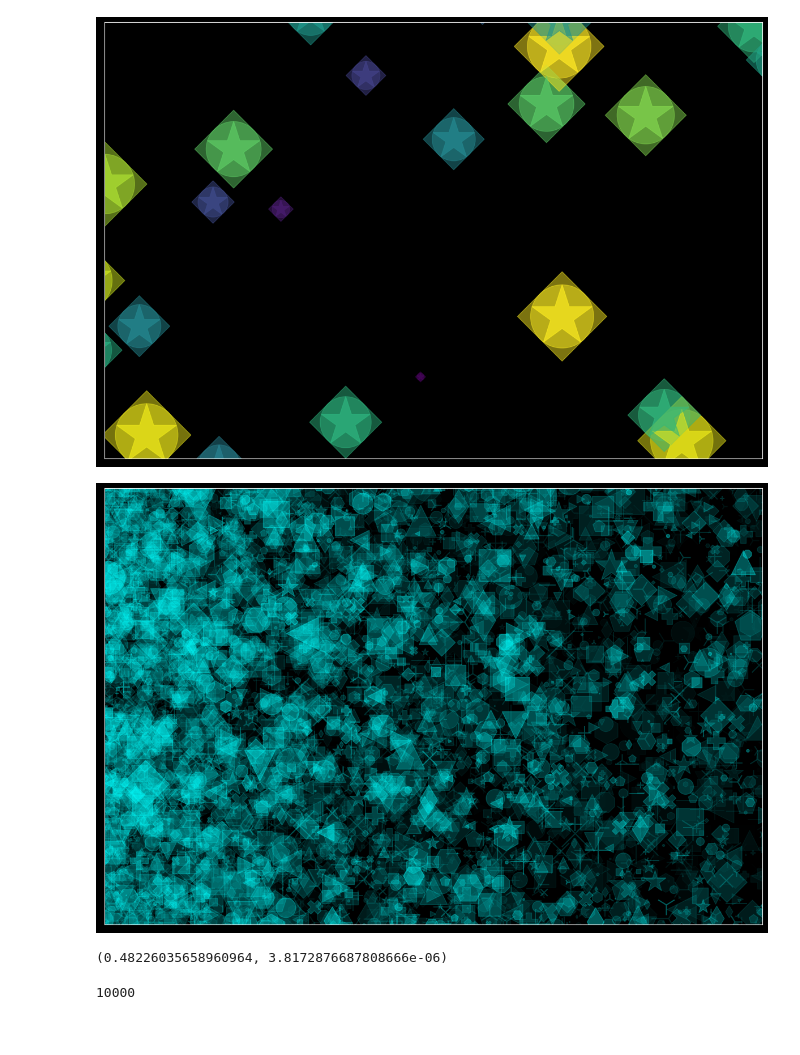
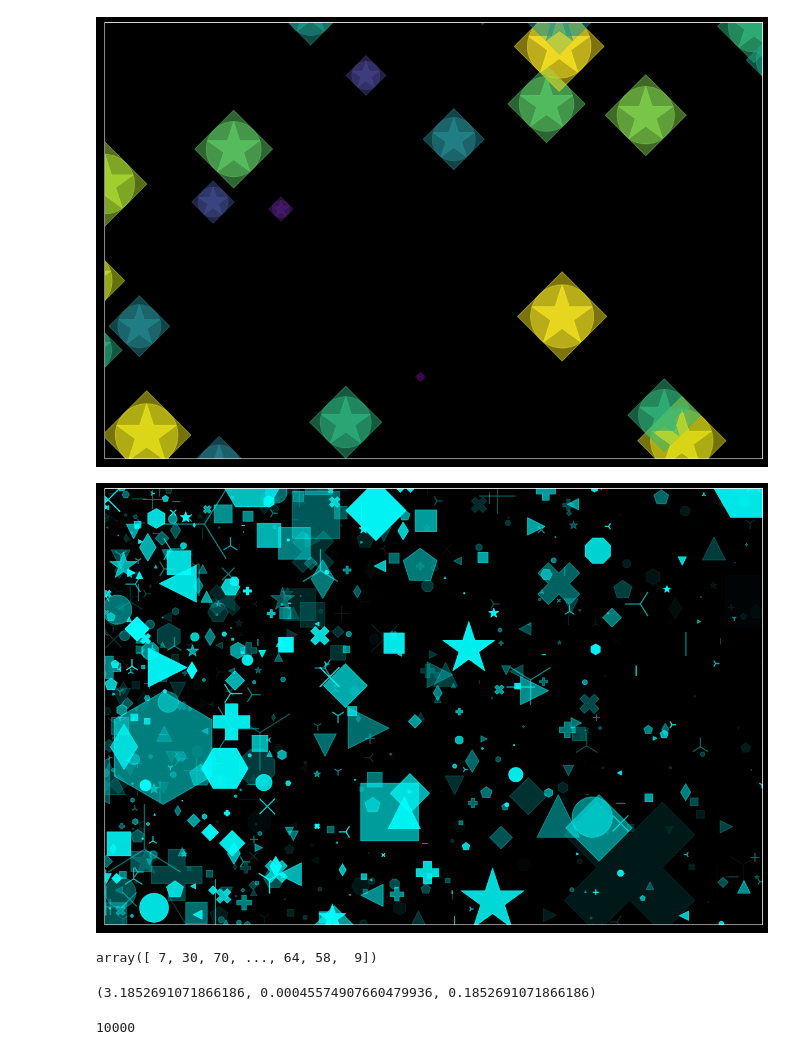
Before and after one commit to ericgitonga/sanaa, a Jupyter notebook: scatter-np-plt/sc-np-plt-scratchpad.ipynb, the cells around one changed output. Cells and saved outputs as stored; diff of their text form; code cells hidden in the pictures.

Commit message:
spread out alpha more

```diff
--- a/scatter-np-plt/sc-np-plt-scratchpad.ipynb
+++ b/scatter-np-plt/sc-np-plt-scratchpad.ipynb
@@ -103,40 +103,46 @@ df = df.sample(len(df.index))
 # %%
 df["x"] = np.random.rand(len(df.index)) * 100000 * np.random.rand(len(df.index))
 df["y"] = np.random.rand(len(df.index)) * 100000
 
-dfs = df.sample(20000)
+dfs = df.sample(2000)
 
 style = np.random.choice(["dark_background"])
 plt.style.use(style)
 plt.figure(figsize=(15,10))
 
 plt.xticks([])
 plt.yticks([])
 
 plt.xlim(6000,60000)
 plt.ylim(6000,60000)
 
 for i in dfs.index:
     marker = np.random.choice([".",",","o","v","^","<",">","1","2","3","4","8","s","p","P",
                                "*","h","H","+","x","X","d","D","|","_"])
     c = ((0,1,1,0))
 
-    rand_divisor = 100
-    size = dfs.loc[i,"value"]/(np.random.choice(np.abs(rand_divisor/np.random.normal(-1,1,len(dfs.index)))))
+    rand_divisor = np.random.choice(np.random.randint(1,501,len(df.index)))
+    size = dfs.loc[i,"value"]/(np.random.choice(np.abs(rand_divisor/np.random.normal(-1,1,len(df.index)))))
 
-    alpha = np.random.choice(np.abs(np.random.normal(-0.1,0.1,len(dfs.index))))
+    alpha = np.random.choice(np.abs(np.random.normal(0,1,len(df.index))))
+    if alpha > 1:
+        alpha = alpha - np.floor(alpha)
 
     plt.scatter(dfs.loc[i,"x"], dfs.loc[i,"y"], marker=marker, color=c,
                 s=size, alpha=alpha)
 
 plt.show();
 # %% [output]
-[figure, old version]
+[figure, new version]
+# %%
+np.random.randint(1,101,len(df.index))
+# %% [output]
+array([ 7, 30, 70, ..., 64, 58,  9])
 # %%
-alpha = np.abs(np.random.normal(-0.1,0.1,len(dfs.index)))
-alpha.max(), alpha.min()
+alpha = np.abs(np.random.normal(0,1,len(dfs.index)))
+alpha.max(), alpha.min(), alpha.max() - np.floor(alpha.max())
 # %% [output]
-(0.48226035658960964, 3.8172876687808666e-06)
+(3.1852691071866186, 0.00045574907660479936, 0.1852691071866186)
 # %%
 len(dfs.index)
 # %% [output]
```
